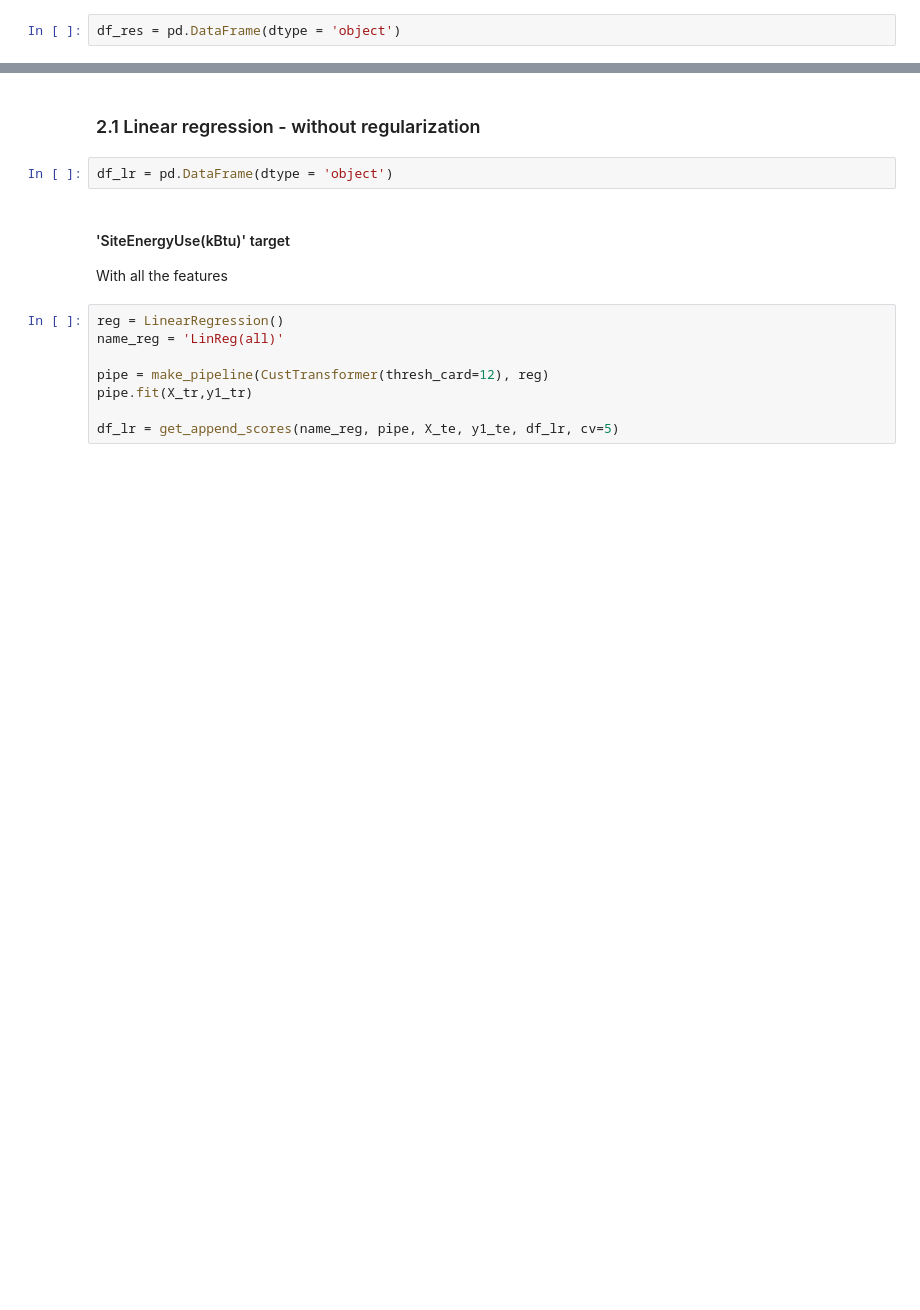
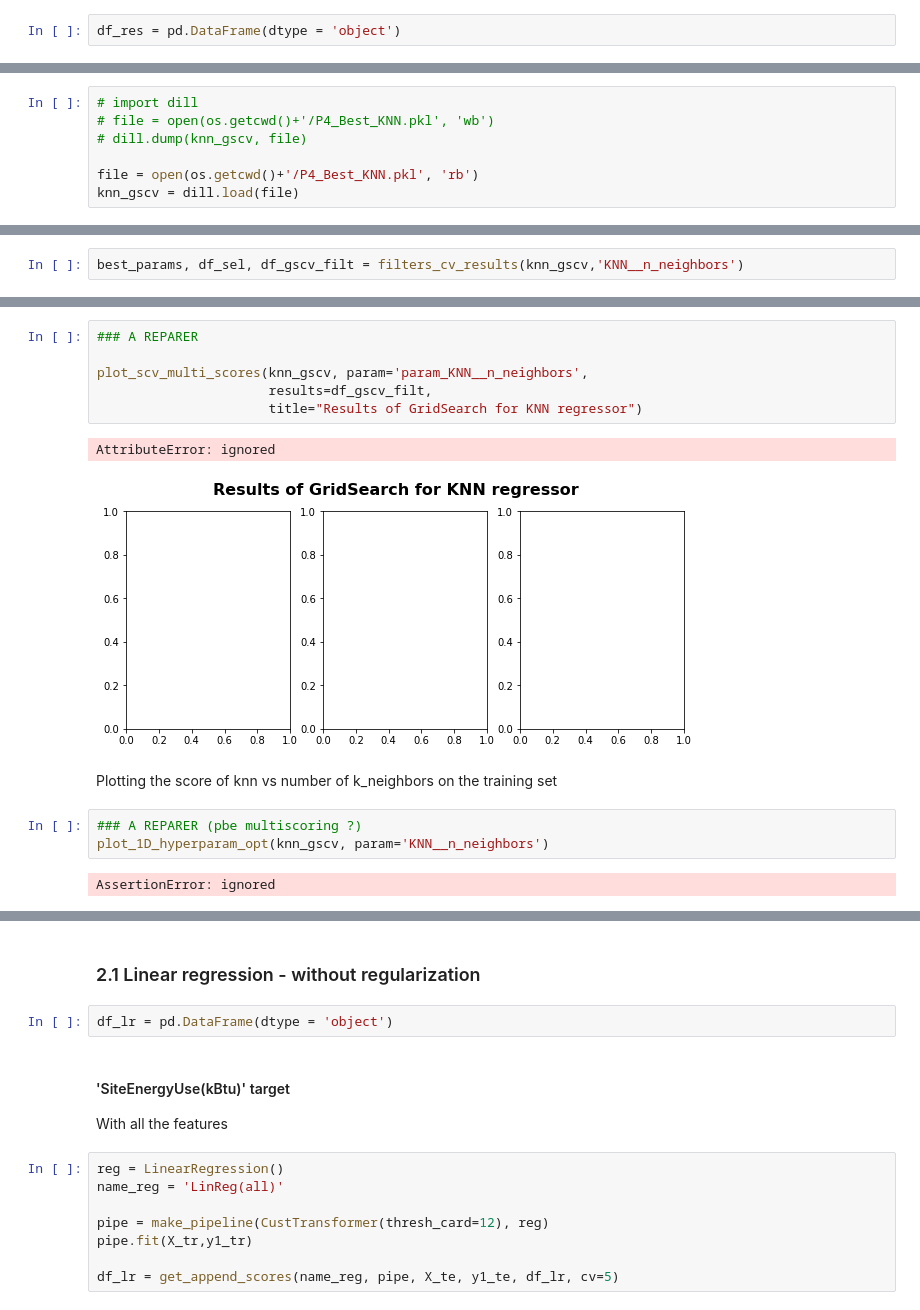
Before and after one commit to SmellyArmure/OC_DS_Project4, a Jupyter notebook: NOTEBOOKS/P4_Modelling.ipynb, the cells around one changed output, grey strips where cells are left out. Saved outputs shown, nothing was run; the diff lists cells and outputs as text; blank space fills up the shorter version.

```diff
--- a/NOTEBOOKS/P4_Modelling.ipynb
+++ b/NOTEBOOKS/P4_Modelling.ipynb
@@ -424,0 +509,7 @@ Fitting 5 folds for each of 2 candidates, totalling 10 fits
+# %%
+# import dill
+# file = open(os.getcwd()+'/P4_Best_KNN.pkl', 'wb')
+# dill.dump(knn_gscv, file)
+
+file = open(os.getcwd()+'/P4_Best_KNN.pkl', 'rb')
+knn_gscv = dill.load(file)
@@ -424,0 +533,2 @@ Fitting 5 folds for each of 2 candidates, totalling 10 fits
+# %%
+best_params, df_sel, df_gscv_filt = filters_cv_results(knn_gscv,'KNN__n_neighbors')
@@ -424,0 +547,16 @@ Fitting 5 folds for each of 2 candidates, totalling 10 fits
+# %%
+### A REPARER
+
+plot_scv_multi_scores(knn_gscv, param='param_KNN__n_neighbors',
+                      results=df_gscv_filt,
+                      title="Results of GridSearch for KNN regressor")
+# %% [output]
+AttributeError: ignored
+[figure, added]
+# %% [markdown]
+Plotting the score of knn vs number of k_neighbors on the training set
+# %%
+### A REPARER (pbe multiscoring ?)
+plot_1D_hyperparam_opt(knn_gscv, param='KNN__n_neighbors')
+# %% [output]
+AssertionError: ignored
```
Also changed, not shown: parts of 33 cells of this notebook, 5 other files.
